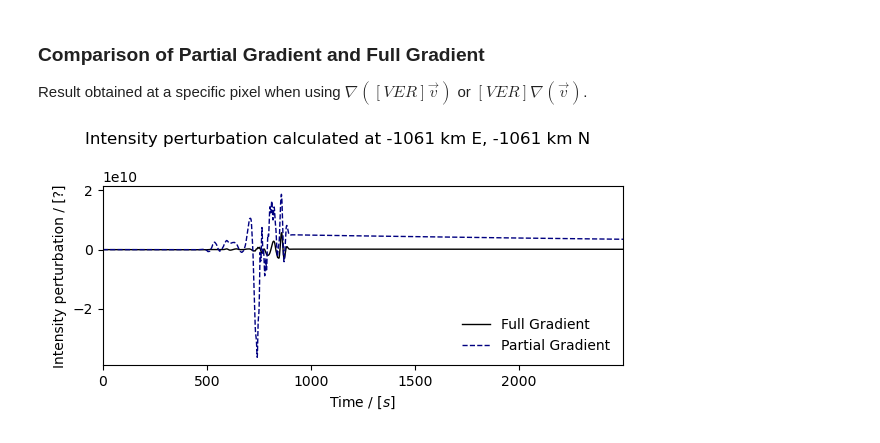
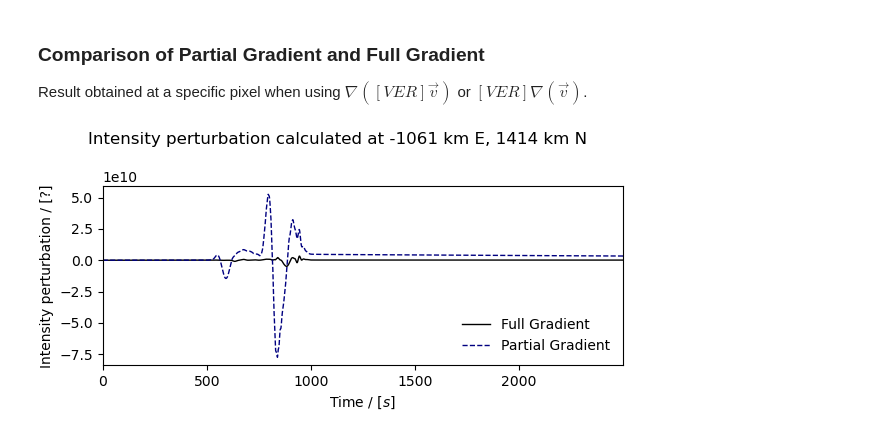
Before and after one commit to QuentinBrissaud/airglow_model, a Jupyter notebook: Test_method.ipynb, the cells around one changed output. Cells and saved outputs as stored; diff of their text form; code cells hidden in the pictures.

```diff
--- a/Test_method.ipynb
+++ b/Test_method.ipynb
@@ -131,23 +131,23 @@ AIRGLOW.plot_nightglow_images()
 ### Comparison of Partial Gradient and Full Gradient
 Result obtained at a specific pixel when using $\nabla([VER]\vec{v})$ or $[VER]\nabla(\vec{v})$.
 # %%
-e_save, n_save = 50, 50
-#e_save, n_save = 120, 50
+#e_save, n_save = 50, 50
+e_save, n_save = 120, 50
 
 full_grad = np.load("./results/I_1_27_{:d}_{:d}_fullgrad.npy".format(e_save, n_save))
 part_grad = np.load("./results/I_1_27_{:d}_{:d}_partialgrad.npy".format(e_save, n_save))
 
 fig, ax = plt.subplots(figsize=(6,3))
 ax.plot(AIRGLOW.t_new, full_grad, c="k", lw=1, label="Full Gradient")
 ax.plot(AIRGLOW.t_new, part_grad, c="navy", ls="--", lw=1, label="Partial Gradient")
 ax.set_xlabel(r"Time / [$s$]")
 ax.set_ylabel(r"Intensity perturbation / [?]")
 ax.set_xlim(AIRGLOW.t_new.min(), AIRGLOW.t_new.max())
 ax.legend(loc=4, frameon=False)
 fig.suptitle("Intensity perturbation calculated at {:.0f} km E, {:.0f} km N".format(
                 AIRGLOW.EE[e_save, n_save]/1e3,AIRGLOW.NN[e_save, n_save]/1e3)
             )
+fig.tight_layout()
 fig.savefig("./Figures/compare_full_partial_grad_{:d}_{:d}".format(e_save, n_save))
-fig.tight_layout()
 # %% [output]
-[figure, old version]
+[figure, new version]
```
Also changed, not shown: 1 other file.
